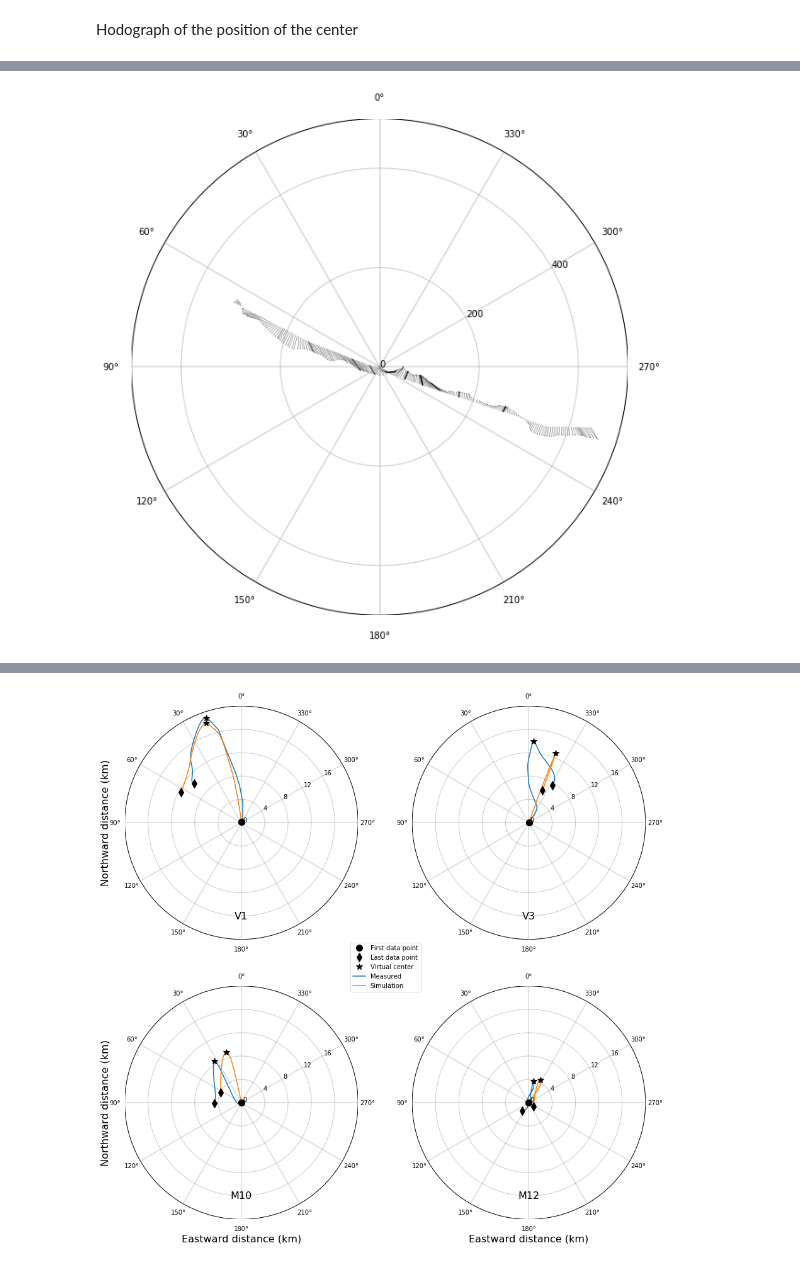
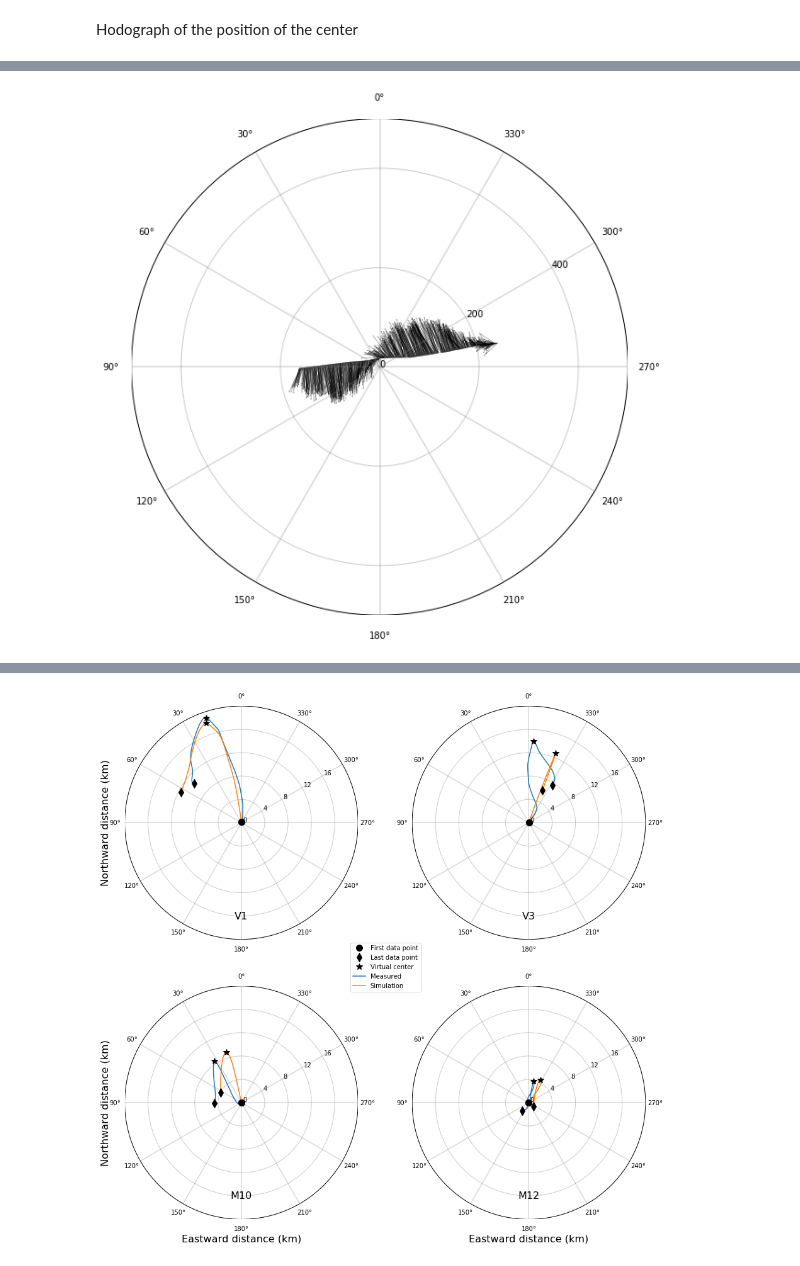
Before and after one commit to TheBobby/ADCP, a Jupyter notebook: centers.ipynb, the cells around one changed output, grey strips where cells are left out. Saved outputs shown, nothing was run; the diff lists cells and outputs as text; code cells hidden in the pictures.

```diff
--- a/centers.ipynb
+++ b/centers.ipynb
@@ -225,4 +169,6 @@ Xvc,Yvc = VirtualCenters(V_filt,depths,deltat=deltat)
 # %%
-Xc,Yc,rRs,rVs,Er,S = RankineCenters(U_filt,V_filt,x,y,Xvc,Yvc,depths)
+Xc,Yc,rRs,rVs,Er,S = inversions.RankineCenters(U_filt,V_filt,x,y,Xvc,Yvc,depths)
+# %%
+xc,yc = m(RankineProperties['M10']['RankineCenterX'],RankineProperties['M10']['RankineCenterY'])
 # %% [markdown]
 Simulate what we would have measured
@@ -252,11 +185,0 @@ plottools.PlotADCP(ax,atd/1000,depths,rkV)
-# %%
-u = np.nanmean(U_filt[:,depths<350],axis=1)
-v = np.nanmean(V_filt[:,depths<350],axis=1)
-rku = np.nanmean(rkU[:,depths<350],axis=1)
-rkv = np.nanmean(rkV[:,depths<350],axis=1)
-fig = plt.figure(figsize=(8,8))
-ax = fig.add_subplot(1,1,1)
-xlim = 20
-plottools.Hodograph(ax,xlim,xtext=True,ytext=True,grid=4)
-plottools.PlotHodograph(ax,u,v,deltat,legend=False)
-plottools.PlotHodograph(ax,rku,rkv,deltat,legend=False)
@@ -315,12 +231,16 @@ for i in range(len(depths)):
+# %%
+Ur,Vr,R,R2 = ProjectEddyFrame(U,V,x,y,xc,yc)
 # %%
 fig = plt.figure(figsize = (10,10))
 ax = fig.add_subplot(1,1,1)
-angles = np.angle((x - Xc[3]) + (y - Yc[3])*1j,deg=False)
+angles = np.angle((x - np.nanmean(xc[depths<150])) + (y - np.nanmean(yc[depths<150]))*1j,deg=False)
 plottools.Hodograph(ax,500,xtext=False,ytext=False,grid=200)
-ax.quiver(R[:,5]/1000*np.cos(angles),R[:,5]/1000*np.sin(angles),U_filt[:,35],V_filt[:,35],scale=5,width=0.0005)
+ax.quiver(np.nanmean(R[:,depths<150],axis=1)/1000*np.cos(angles),np.nanmean(R[:,depths<150],axis=1)/1000*np.sin(angles),
+          np.nanmean(U[:,depths<150],axis=1),np.nanmean(V[:,depths<150],axis=1),
+          scale=5,width=0.0005)
 plt.show()
 # %% [output]
-[figure, old version]
+[figure, new version]
 # %%
 RR = np.arange(-350e3,350e3,1e3)
 idx = depths < 1200
```
Also changed, not shown: parts of 35 cells of this notebook, 2 other files.
